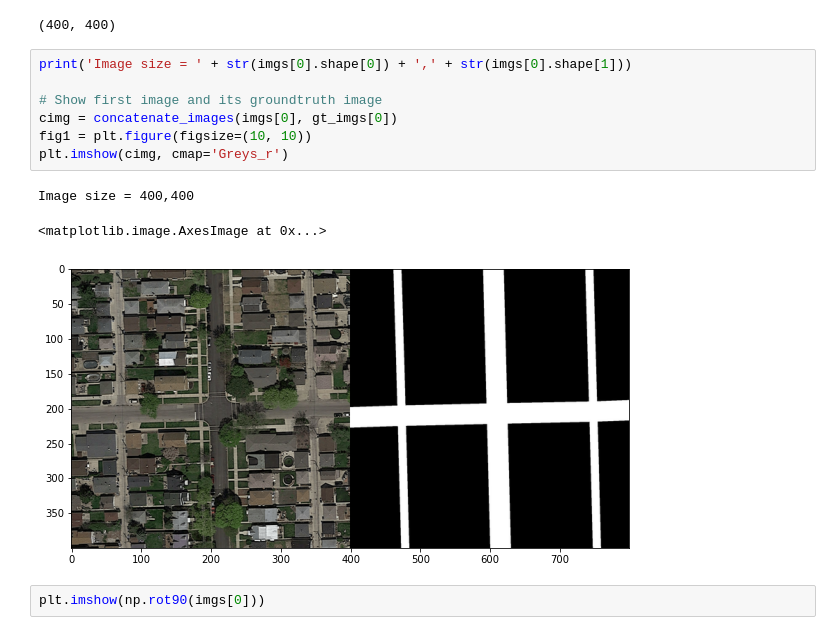
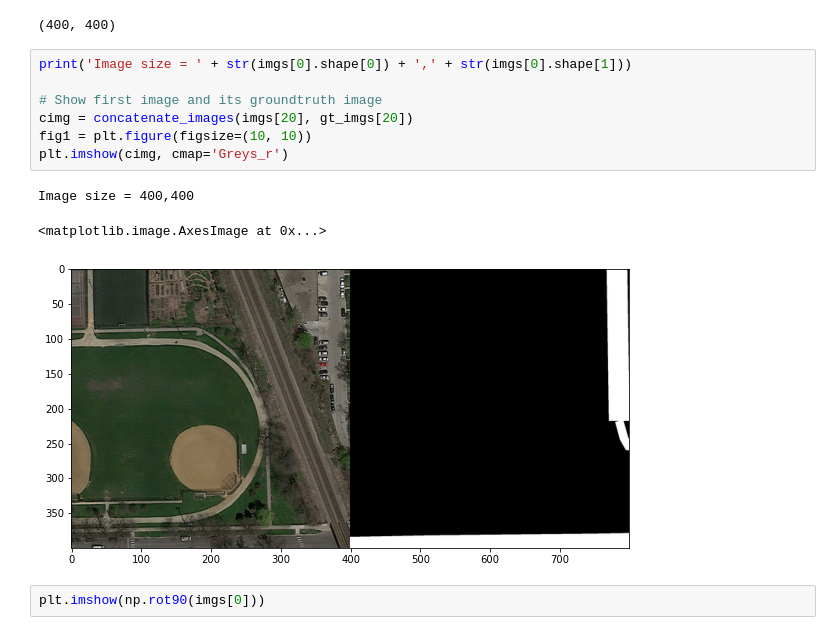
Before and after one commit to NizarGhandri/road_recognition, a Jupyter notebook: zeineb.ipynb, the cells around one changed output. Drawn from its saved outputs; the diff is of its cells as text.

```diff
--- a/zeineb.ipynb
+++ b/zeineb.ipynb
@@ -38,14 +38,14 @@ np.shape(gt_imgs[0])
 # %%
 print('Image size = ' + str(imgs[0].shape[0]) + ',' + str(imgs[0].shape[1]))
 
 # Show first image and its groundtruth image
-cimg = concatenate_images(imgs[0], gt_imgs[0])
+cimg = concatenate_images(imgs[20], gt_imgs[20])
 fig1 = plt.figure(figsize=(10, 10))
 plt.imshow(cimg, cmap='Greys_r')
 # %% [output]
 Image size = 400,400
 <matplotlib.image.AxesImage at 0x...>
-[figure, old version]
+[figure, new version]
 # %%
 plt.imshow(np.rot90(imgs[0]))
 # %% [output]
```
Also changed, not shown: parts of 3 cells of this notebook, 2 other files.
